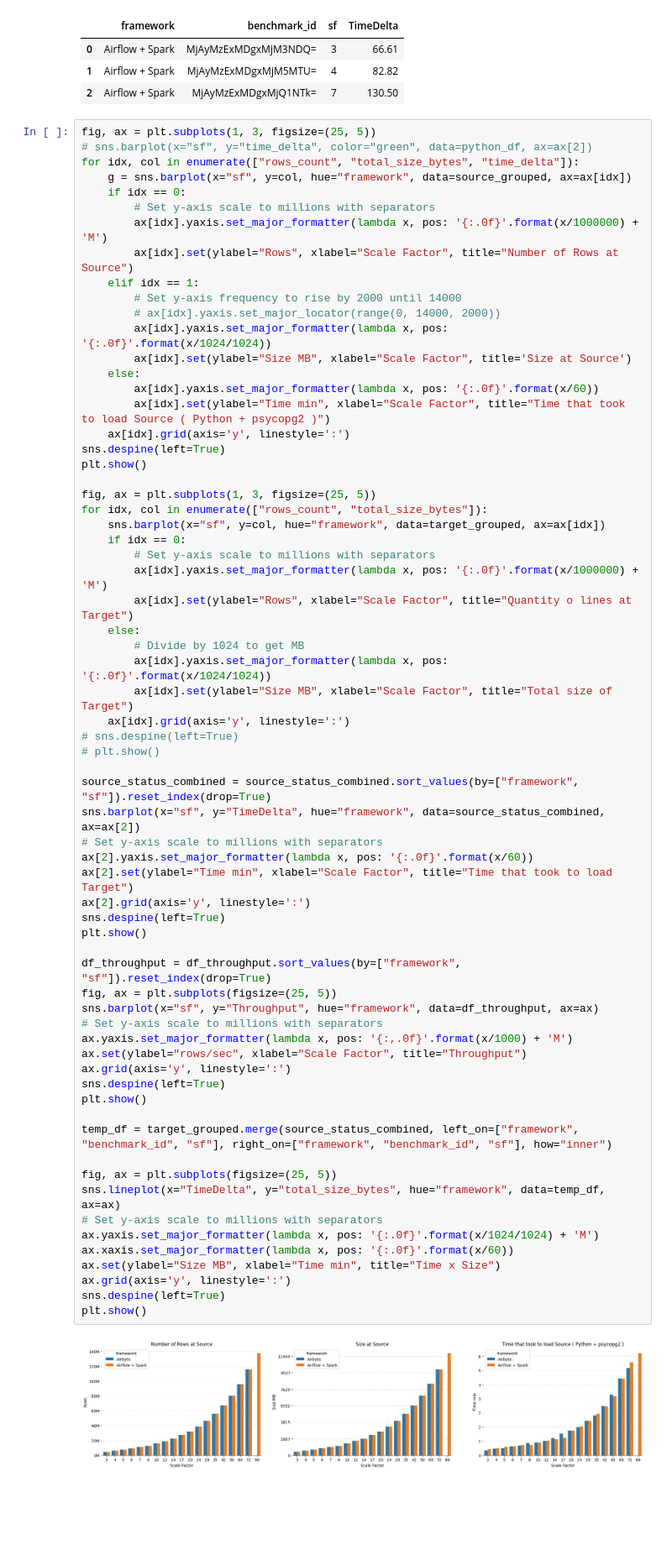
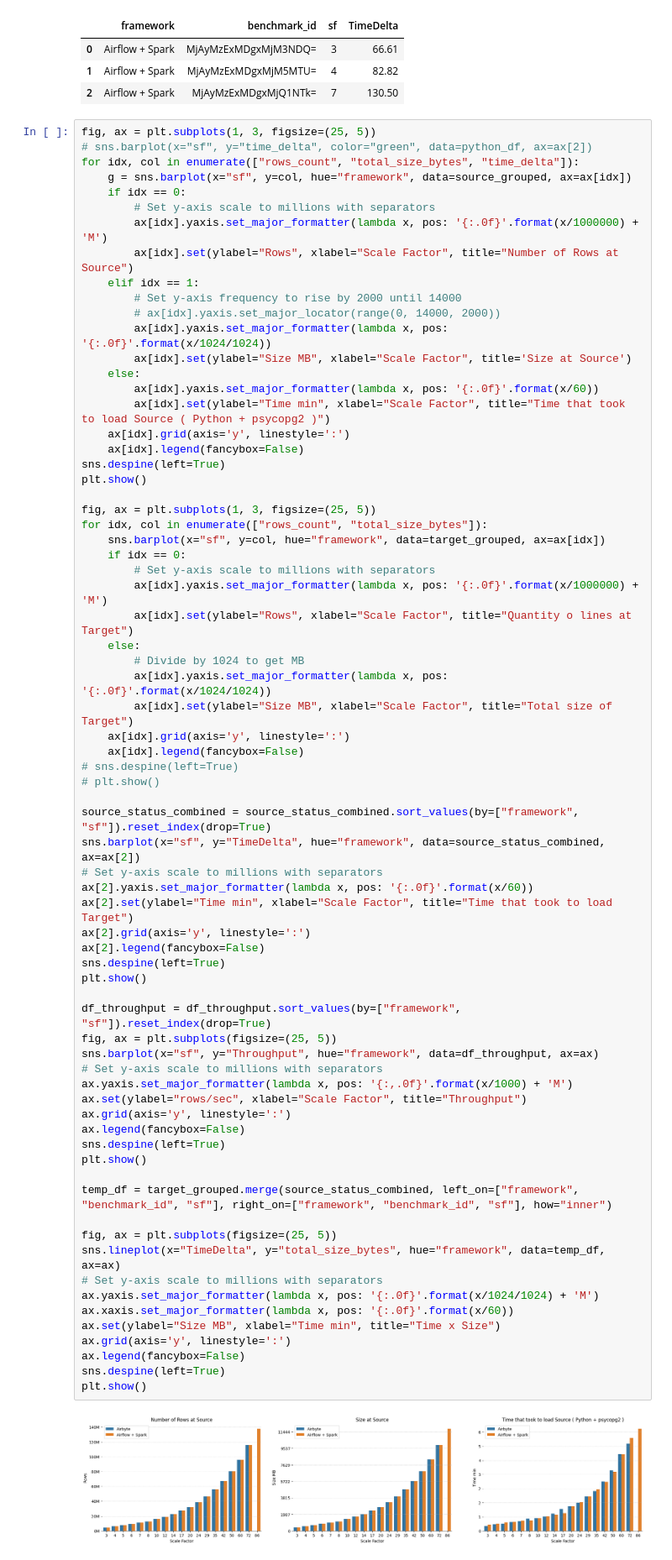
Before and after one commit to bombermal/TCC, a Jupyter notebook: Monitoring_VM/Retrieve/pre_analisys.ipynb, the cells around one changed output. Shown: that part at 84% size. Cells and saved outputs as stored; diff of their text form; blank space fills up the shorter version.

Commit message:
fix legend box

```diff
--- a/Monitoring_VM/Retrieve/pre_analisys.ipynb
+++ b/Monitoring_VM/Retrieve/pre_analisys.ipynb
@@ -141,6 +141,7 @@ for idx, col in enumerate(["rows_count", "total_size_bytes", "time_delta"]):
         ax[idx].yaxis.set_major_formatter(lambda x, pos: '{:.0f}'.format(x/60))
         ax[idx].set(ylabel="Time min", xlabel="Scale Factor", title="Time that took to load Source ( Python + psycopg2 )")
     ax[idx].grid(axis='y', linestyle=':')
+    ax[idx].legend(fancybox=False)
 sns.despine(left=True)
 plt.show()
 
@@ -156,6 +157,7 @@ for idx, col in enumerate(["rows_count", "total_size_bytes"]):
         ax[idx].yaxis.set_major_formatter(lambda x, pos: '{:.0f}'.format(x/1024/1024))
         ax[idx].set(ylabel="Size MB", xlabel="Scale Factor", title="Total size of Target")
     ax[idx].grid(axis='y', linestyle=':')
+    ax[idx].legend(fancybox=False)
 # sns.despine(left=True)
 # plt.show()
 
@@ -163,31 +165,34 @@ source_status_combined = source_status_combined.sort_values(by=["framework", "sf
 sns.barplot(x="sf", y="TimeDelta", hue="framework", data=source_status_combined, ax=ax[2])
 # Set y-axis scale to millions with separators
 ax[2].yaxis.set_major_formatter(lambda x, pos: '{:.0f}'.format(x/60))
 ax[2].set(ylabel="Time min", xlabel="Scale Factor", title="Time that took to load Target")
 ax[2].grid(axis='y', linestyle=':')
+ax[2].legend(fancybox=False)
 sns.despine(left=True)
 plt.show()
 
 df_throughput = df_throughput.sort_values(by=["framework", "sf"]).reset_index(drop=True)
 fig, ax = plt.subplots(figsize=(25, 5))
 sns.barplot(x="sf", y="Throughput", hue="framework", data=df_throughput, ax=ax)
 # Set y-axis scale to millions with separators
 ax.yaxis.set_major_formatter(lambda x, pos: '{:,.0f}'.format(x/1000) + 'M')
 ax.set(ylabel="rows/sec", xlabel="Scale Factor", title="Throughput")
 ax.grid(axis='y', linestyle=':')
+ax.legend(fancybox=False)
 sns.despine(left=True)
 plt.show()
 
 temp_df = target_grouped.merge(source_status_combined, left_on=["framework", "benchmark_id", "sf"], right_on=["framework", "benchmark_id", "sf"], how="inner")
 
 fig, ax = plt.subplots(figsize=(25, 5))
 sns.lineplot(x="TimeDelta", y="total_size_bytes", hue="framework", data=temp_df, ax=ax)
 # Set y-axis scale to millions with separators
 ax.yaxis.set_major_formatter(lambda x, pos: '{:.0f}'.format(x/1024/1024) + 'M')
 ax.xaxis.set_major_formatter(lambda x, pos: '{:.0f}'.format(x/60))
 ax.set(ylabel="Size MB", xlabel="Time min", title="Time x Size")
 ax.grid(axis='y', linestyle=':')
+ax.legend(fancybox=False)
 sns.despine(left=True)
 plt.show()
 # %% [output]
-[figure, old version]
+[figure, new version]
```
Also changed, not shown: parts of 1 cell of this notebook.
